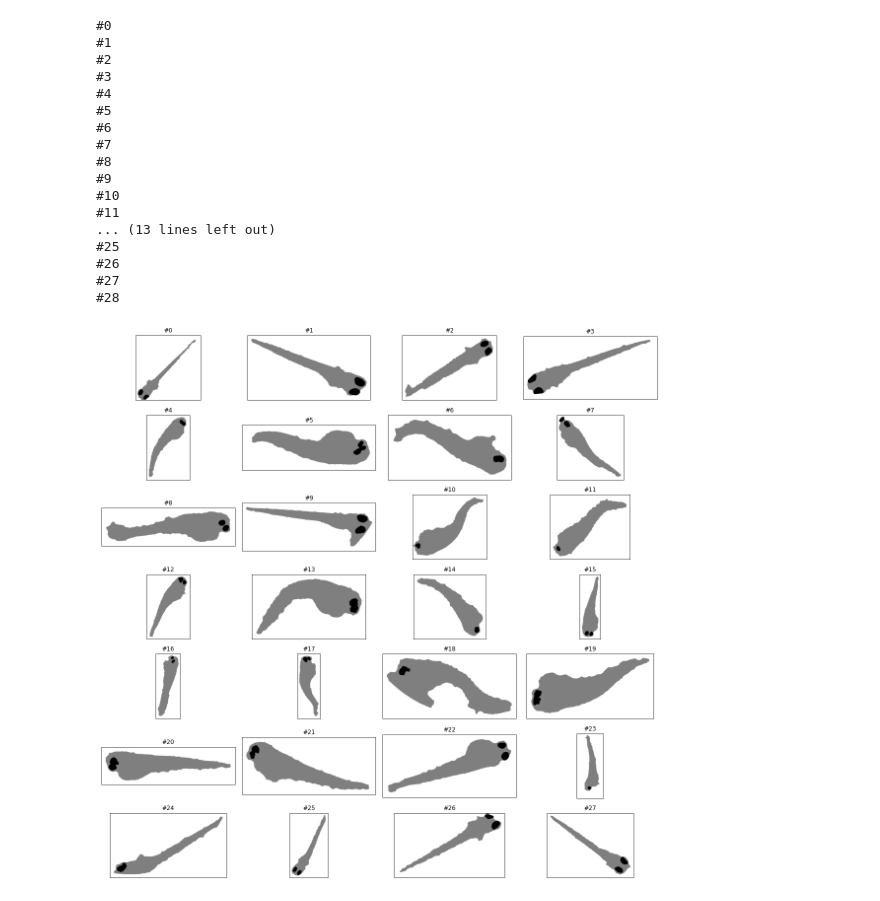
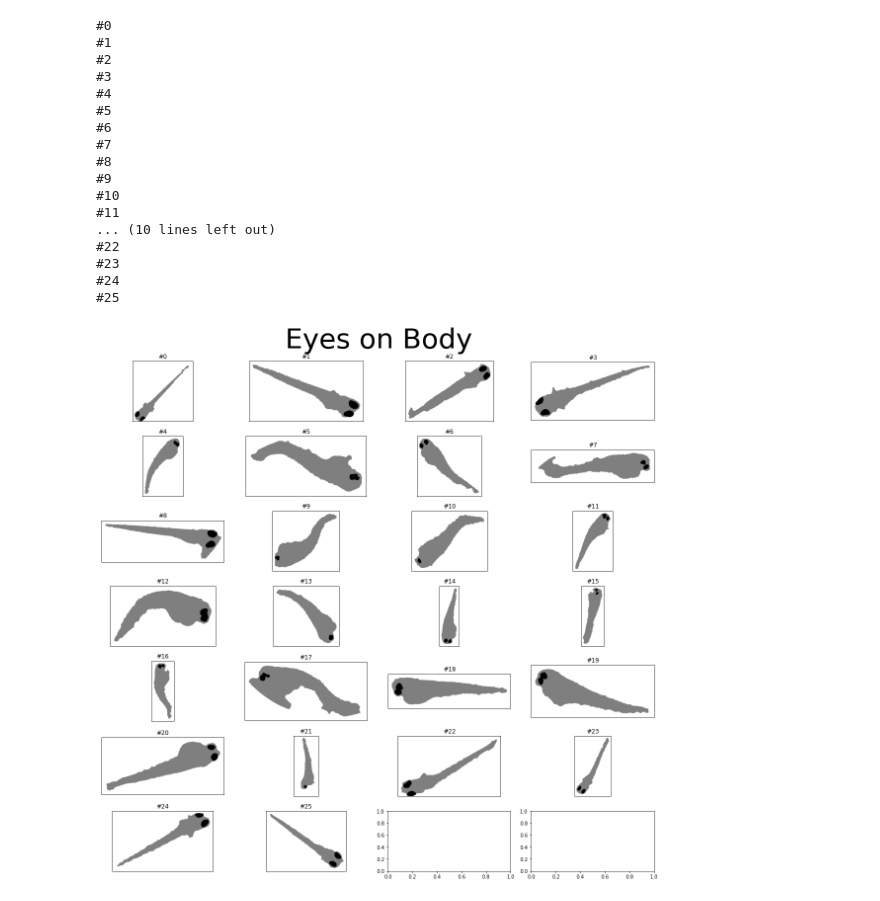
Before and after one commit to gimesia/zebrafisher, a Jupyter notebook: src/measure/test1.ipynb, the cells around one changed output. Saved outputs shown, nothing was run; the diff lists cells and outputs as text; code cells hidden in the pictures.

```diff
--- a/src/measure/test1.ipynb
+++ b/src/measure/test1.ipynb
@@ -66,10 +75,12 @@ for i, fish in enumerate(fishes):
     fish.processed = normalize_0_255(fish.processed)
     fish = find_well_props(fish)
     fish = find_fish_props(fish)
-    if fish.fish_props.has_fish and fish.fish_props.has_fish:
+    if fish.success:
         successful_fishes.append(fish)
     else:
         bad_names.append(fish)
+
+fishes = successful_fishes.copy()
 # %% [output]
 zf1.JPG
 Reading in file from:
@@ -112,9 +123,9 @@ plot_images(list(map(lambda x: (x.fish_props.mask.cropped), fishes)), nums=True)
 # %%
 masks = []
 
-for i, fish in enumerate(successful_fishes):
+for i, fish in enumerate(fishes):
     print(f'#{i}')
-    if fish.fish_props.has_fish: masks.append(fish.fish_props.mask.cropped)
+    if fish.fish_props.has_fish: masks.append(fish.fish_props.mask.og)
 plot_images(masks, nums=True, title="Masks")
 # %% [output]
 #0
@@ -138,12 +149,14 @@ plot_images(masks, nums=True, title="Masks")
 # %%
 eyes = []
 
-from src.utils import show_img
-
 for i, fish in enumerate(successful_fishes):
     print(f'#{i}')
-    eyes.append(fish.fish_props.eyes)
+    if fish.fish_props.has_eyes:
+        print('has eyes')
+        eyes.append(fish.fish_props.eyes)
+    else:
+        print('has no eyes')
 
-plot_images(eyes, nums=True)
+plot_images(eyes, nums=True, title="Eyes")
 # %% [output]
 #0
@@ -167,29 +180,27 @@ plot_images(eyes, nums=True)
 # %%
-from skimage.morphology import disk, binary_closing
-
 eyes_on_body = []
 
 for i, fish in enumerate(successful_fishes[::]):
     print(f"#{i}")
     if fish.fish_props.has_eyes:
         eyes_on_body.append((fish.fish_props.mask.cropped.astype(float) + fish.fish_props.eyes.astype(float)))
-plot_images(eyes_on_body, nums=True)
+plot_images(eyes_on_body, nums=True, title="Eyes on Body")
 # %% [output]
 #0
 #1
 #2
 #3
 #4
 #5
 #6
 #7
 #8
 #9
 #10
 #11
-... (13 lines left out)
+... (10 lines left out)
+#22
+#23
+#24
 #25
-#26
-#27
-#28
-[figure, old version]
+[figure, new version]
```
Also changed, not shown: parts of 24 cells of this notebook, 4 other files.
